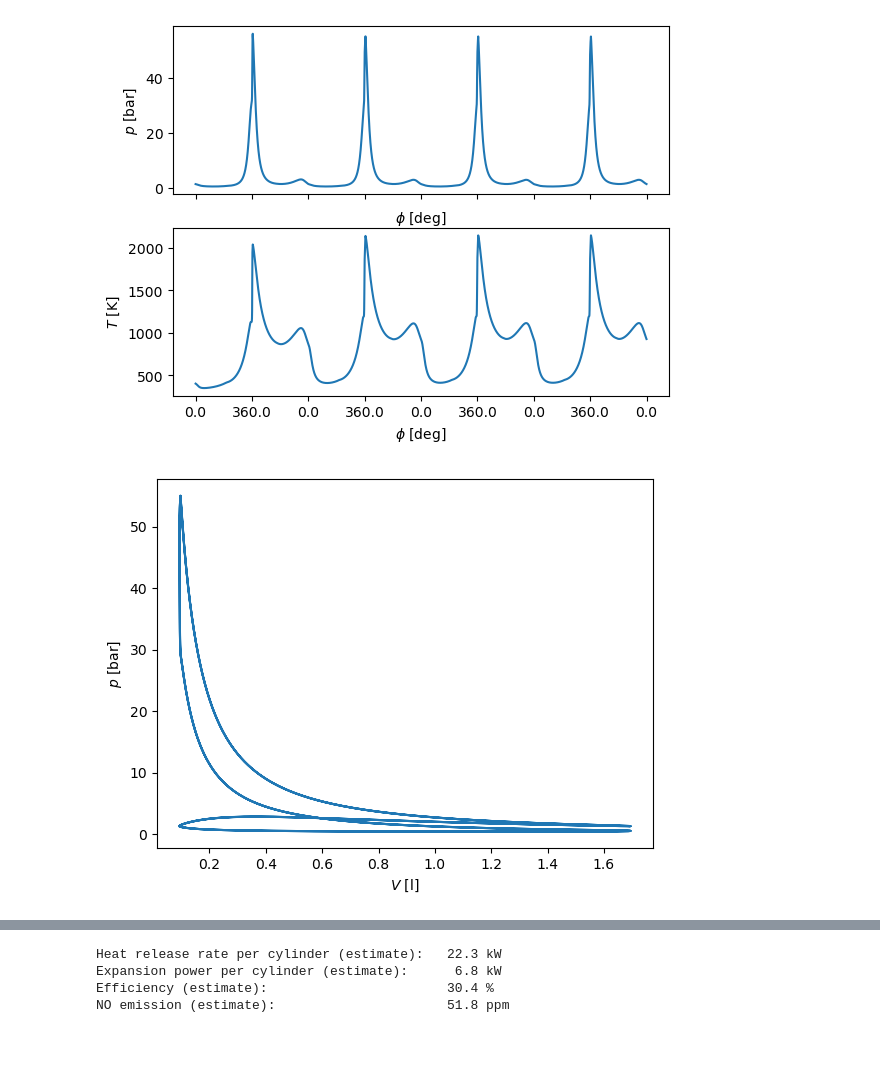
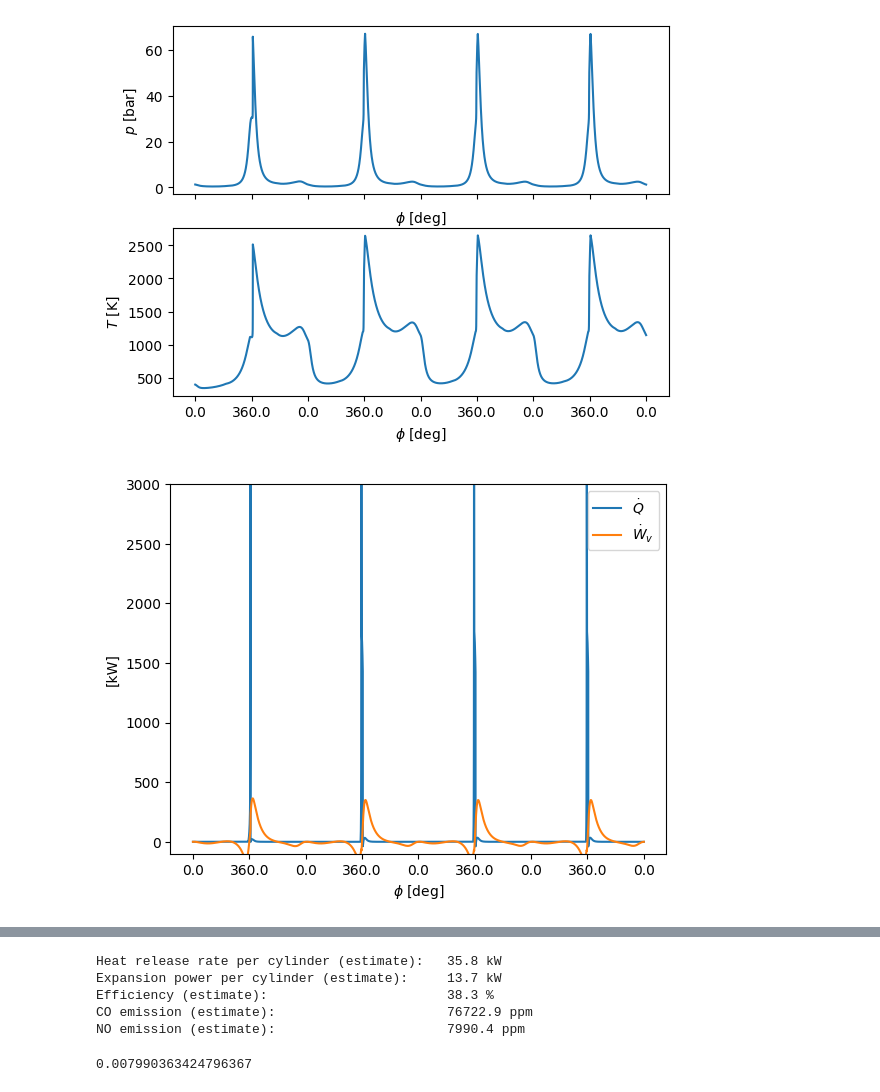
Before and after one commit to mgoureau/DP, a Jupyter notebook: ICUIsooctane.ipynb, the cells around one changed output, grey strips where cells are left out. Drawn from its saved outputs; the diff is of its cells as text; code cells hidden in the pictures; blank space fills up the shorter version.

```diff
--- a/ICUIsooctane.ipynb
+++ b/ICUIsooctane.ipynb
@@ -13,10 +13,12 @@ import matplotlib.pyplot as plt
 
 # reaction mechanism, kinetics type and compositions
 # reaction_mechanism = 'nDodecane_Reitz.yaml'
-reaction_mechanism = 'CRECK2003_C1.yaml'
+# reaction_mechanism = 'CRECK2003_C1.yaml'
+reaction_mechanism = 'Jerzembeck.yaml'
 # phase_name = 'nDodecane_IG'
 comp_air = 'O2:1, N2:3.76'
-comp_fuel = 'C2H5OH:1'
+# comp_fuel = 'CH2H5OH:1'
+comp_fuel = "IXC8H18:1"
 
 f = 3000. / 60.  # engine speed [1/s] (3000 rpm)
 V_H = 1600e-6  # displaced volume [m**3]
@@ -33,7 +35,7 @@ p_outlet = 1.2e5  # Pa
 
 # fuel properties (gaseous!)
 T_injector = 300.  # K
-p_injector = 1600e5  # Pa
+p_injector = 500e5  # Pa
 comp_injector = comp_fuel
 
 # ambient properties
@@ -193,46 +195,47 @@ ax[1].set_xlabel(r'$\phi$ [deg]')
 ax[1].set_xticks(xticks)
 ax[1].set_xticklabels(ca_ticks(xticks))
 plt.show()
 
-# p-V diagram
-fig, ax = plt.subplots()
-ax.plot(states.V[t > 0.04] * 1000, states.P[t > 0.04] / 1.e5)
-ax.set_xlabel('$V$ [l]')
-ax.set_ylabel('$p$ [bar]')
-plt.show()
+# # p-V diagram
+# fig, ax = plt.subplots()
+# ax.plot(states.V[t > 0.04] * 1000, states.P[t > 0.04] / 1.e5)
+# ax.set_xlabel('$V$ [l]')
+# ax.set_ylabel('$p$ [bar]')
+# plt.show()
 
-# T-S diagram
-fig, ax = plt.subplots()
-ax.plot(states.m[t > 0.04] * states.s[t > 0.04], states.T[t > 0.04])
-ax.set_xlabel('$S$ [J/K]')
-ax.set_ylabel('$T$ [K]')
-plt.show()
+# # T-S diagram
+# fig, ax = plt.subplots()
+# ax.plot(states.m[t > 0.04] * states.s[t > 0.04], states.T[t > 0.04])
+# ax.set_xlabel('$S$ [J/K]')
+# ax.set_ylabel('$T$ [K]')
+# plt.show()
 
 # heat of reaction and expansion work
 fig, ax = plt.subplots()
 ax.plot(t, 1.e-3 * states.heat_release_rate * states.V, label=r'$\dot{Q}$')
 ax.plot(t, 1.e-3 * states.dWv_dt, label=r'$\dot{W}_v$')
-ax.set_ylim(-1e2, 1e3)
+ax.set_ylim(-1e2, 3e3)
 ax.legend(loc=0)
 ax.set_ylabel('[kW]')
 ax.set_xlabel(r'$\phi$ [deg]')
 ax.set_xticks(xticks)
 ax.set_xticklabels(ca_ticks(xticks))
 plt.show()
 
 # gas composition
 fig, ax = plt.subplots()
 ax.plot(t, states('o2').X, label='O2')
 ax.plot(t, states('co2').X, label='CO2')
 ax.plot(t, states('co').X, label='CO')
 ax.plot(t, states('no').X, label='NO')
-ax.plot(t, states('C2H5OH').X * 10, label='Ethanole x10')
+# ax.plot(t, states('C2H5OH').X * 10, label='Ethanole x10')
+ax.plot(t, states('IXC8H18').X * 10, label='Octane x10')
 ax.legend(loc=0)
 ax.set_ylabel('$X_i$ [-]')
 ax.set_xlabel(r'$\phi$ [deg]')
 ax.set_xticks(xticks)
 ax.set_xticklabels(ca_ticks(xticks))
 plt.show()
 # %% [output]
-[figure, old version]
+[figure, new version]
-[figure, old version]
+[figure, new version]
@@ -259,11 +260,22 @@ print(output_str.format('Efficiency (estimate):', eta * 100., '%'))
 
 # CO emissions
 MW = states.mean_molecular_weight
-CO_emission = trapz(MW * states.mdot_out * states('NO').X[:, 0], t)
+CO_emission = trapz(MW * states.mdot_out * states('CO2').X[:, 0], t)
 CO_emission /= trapz(MW * states.mdot_out, t)
-print(output_str.format('NO emission (estimate):', CO_emission * 1.e6, 'ppm'))
+print(output_str.format('CO emission (estimate):', CO_emission * 1.e6, 'ppm'))
+
+# NO emissions
+MW = states.mean_molecular_weight
+NO_emission = trapz(MW * states.mdot_out * states('NO').X[:, 0], t)
+NO_emission /= trapz(MW * states.mdot_out, t)
+print(output_str.format('NO emission (estimate):', NO_emission * 1.e6, 'ppm'))
 # %% [output]
-Heat release rate per cylinder (estimate):   22.3 kW
-Expansion power per cylinder (estimate):      6.8 kW
-Efficiency (estimate):                       30.4 %
-NO emission (estimate):                      51.8 ppm
+Heat release rate per cylinder (estimate):   35.8 kW
+Expansion power per cylinder (estimate):     13.7 kW
+Efficiency (estimate):                       38.3 %
+CO emission (estimate):                      76722.9 ppm
+NO emission (estimate):                      7990.4 ppm
+# %%
+CO_emission
+# %% [output]
+0.007990363424796367
```
Also changed, not shown: parts of 1 cell of this notebook, 4 other files.
